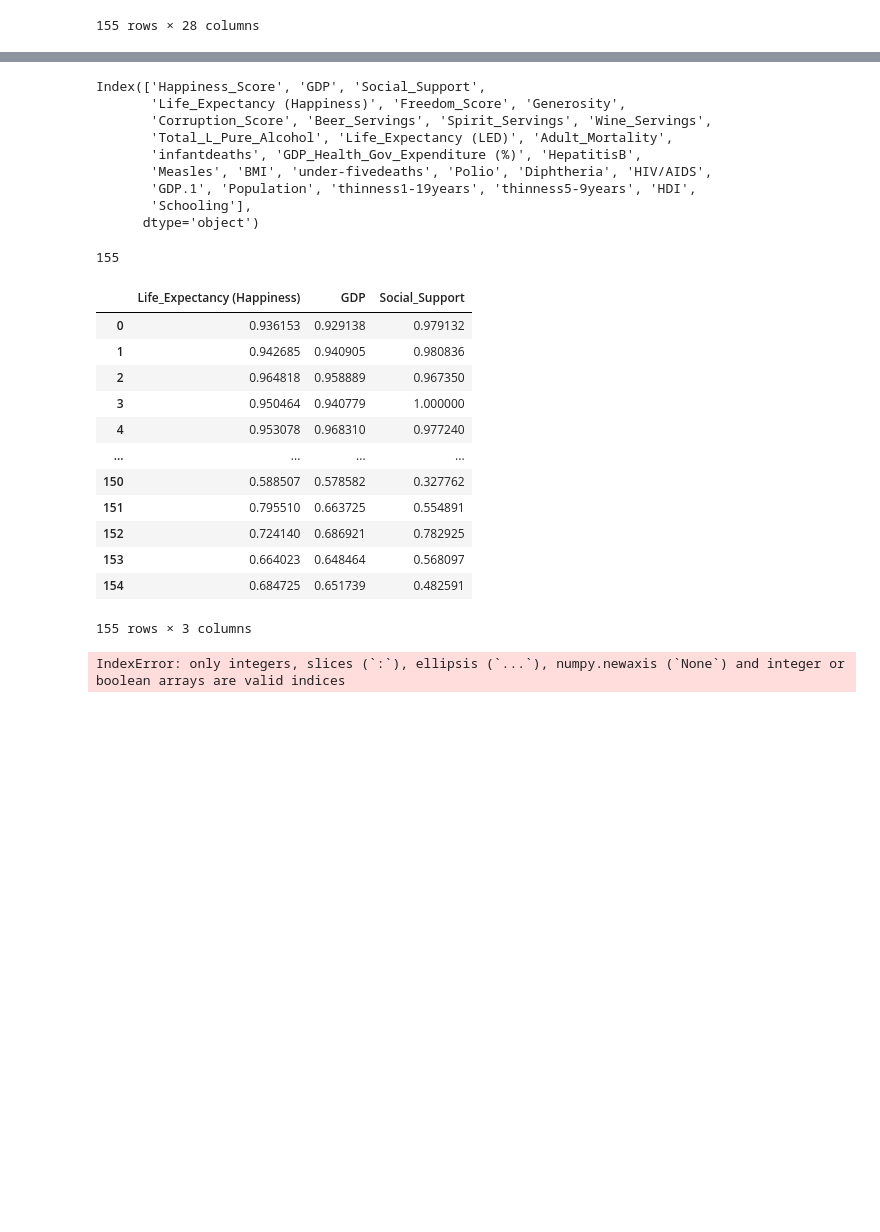
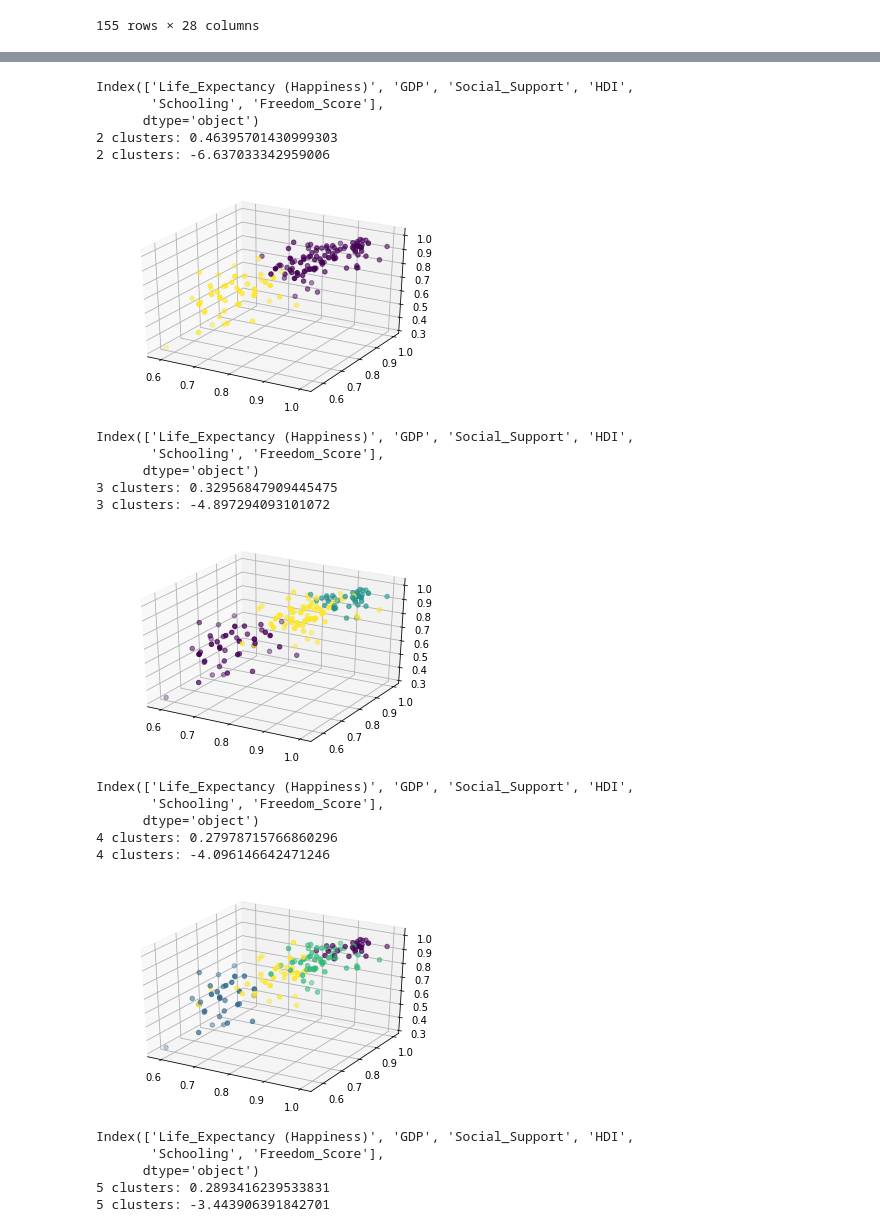
Before and after one commit to staceywai/Final-Project, a Jupyter notebook: Resources/cluster normalized.ipynb, the cells around one changed output, grey strips where cells are left out. Cells and saved outputs as stored; diff of their text form; code cells hidden in the pictures; blank space fills up the shorter version.

Commit message:
final normalized cluster

```diff
--- a/Resources/cluster normalized.ipynb
+++ b/Resources/cluster normalized.ipynb
@@ -109,57 +109,49 @@ data_scaled.corr().style.background_gradient()
 | thinness5-9years | -0.544194 | -0.494329 | -0.551332 | -0.542649 | -0.222294 | 0.129272 | ... |
 | HDI | 0.761802 | 0.897898 | 0.775145 | 0.862449 | 0.418739 | -0.147918 | ... |
 | Schooling | 0.701895 | 0.793026 | 0.699281 | 0.790146 | 0.369642 | -0.138848 | ... |
-# %%
-data_scaled.columns
-# %% [output]
-Index(['Happiness_Score', 'GDP', 'Social_Support',
-       'Life_Expectancy (Happiness)', 'Freedom_Score', 'Generosity',
-       'Corruption_Score', 'Beer_Servings', 'Spirit_Servings', 'Wine_Servings',
-       'Total_L_Pure_Alcohol', 'Life_Expectancy (LED)', 'Adult_Mortality',
-       'infantdeaths', 'GDP_Health_Gov_Expenditure (%)', 'HepatitisB',
-       'Measles', 'BMI', 'under-fivedeaths', 'Polio', 'Diphtheria', 'HIV/AIDS',
-       'GDP.1', 'Population', 'thinness1-19years', 'thinness5-9years', 'HDI',
-       'Schooling'],
-      dtype='object')
 # %%
-columns_int=['Life_Expectancy (Happiness)','GDP', 'Social_Support','HDI','Schooling','Life_Expectancy (LED)']
-X=data_scaled[columns_int[:3]].dropna()
-len(X)
+cluster1=['Life_Expectancy (Happiness)','GDP', 'Social_Support','HDI','Schooling','Freedom_Score']
+X=data_scaled[cluster1[:3]]
+#len(X)
-# %% [output]
-155
-# %%
-X
-# %% [output]
-|  | Life_Expectancy (Happiness) | GDP | Social_Support |
-| 0 | 0.936153 | 0.929138 | 0.979132 |
-| 1 | 0.942685 | 0.940905 | 0.980836 |
-| 2 | 0.964818 | 0.958889 | 0.967350 |
-| 3 | 0.950464 | 0.940779 | 1.000000 |
-| 4 | 0.953078 | 0.968310 | 0.977240 |
-| ... | ... | ... | ... |
-| 150 | 0.588507 | 0.578582 | 0.327762 |
-| 151 | 0.795510 | 0.663725 | 0.554891 |
-| 152 | 0.724140 | 0.686921 | 0.782925 |
-| 153 | 0.664023 | 0.648464 | 0.568097 |
-| 154 | 0.684725 | 0.651739 | 0.482591 |
-155 rows × 3 columns
 # %%
 from sklearn.cluster import KMeans
 import matplotlib.pyplot as plt
 from sklearn.metrics import silhouette_score
 import numpy as np
 # X=df[np.random.choice(columns_int, replace=False, size=3)].dropna()
-X=scaled_data[columns_int].dropna()
+X = data_scaled[cluster1].dropna()
 guess_list=[2, 3, 4, 5]
 for each_guess in guess_list:
     km=KMeans(n_clusters=each_guess)
     km.fit(X)
     labels=km.labels_
     ax=plt.axes(projection='3d')
     ax.scatter(X.iloc[:, 0], X.iloc[:, 1], X.iloc[:, 2], c=labels)
     print(f'{X.columns}')
     print(f'{each_guess} clusters: {silhouette_score(X, labels)}')
     print(f'{each_guess} clusters: {km.score(X, labels)}')
     plt.show()
 # %% [output]
-IndexError: only integers, slices (`:`), ellipsis (`...`), numpy.newaxis (`None`) and integer or boolean arrays are valid indices
+Index(['Life_Expectancy (Happiness)', 'GDP', 'Social_Support', 'HDI',
+       'Schooling', 'Freedom_Score'],
+      dtype='object')
+2 clusters: 0.46395701430999303
+2 clusters: -6.637033342959006
+[figure, added]
+Index(['Life_Expectancy (Happiness)', 'GDP', 'Social_Support', 'HDI',
+       'Schooling', 'Freedom_Score'],
+      dtype='object')
+3 clusters: 0.32956847909445475
+3 clusters: -4.897294093101072
+[figure, added]
+Index(['Life_Expectancy (Happiness)', 'GDP', 'Social_Support', 'HDI',
+       'Schooling', 'Freedom_Score'],
+      dtype='object')
+4 clusters: 0.27978715766860296
+4 clusters: -4.096146642471246
+[figure, added]
+Index(['Life_Expectancy (Happiness)', 'GDP', 'Social_Support', 'HDI',
+       'Schooling', 'Freedom_Score'],
+      dtype='object')
+5 clusters: 0.2893416239533831
+5 clusters: -3.443906391842701
```
Also changed, not shown: parts of 5 cells of this notebook.
